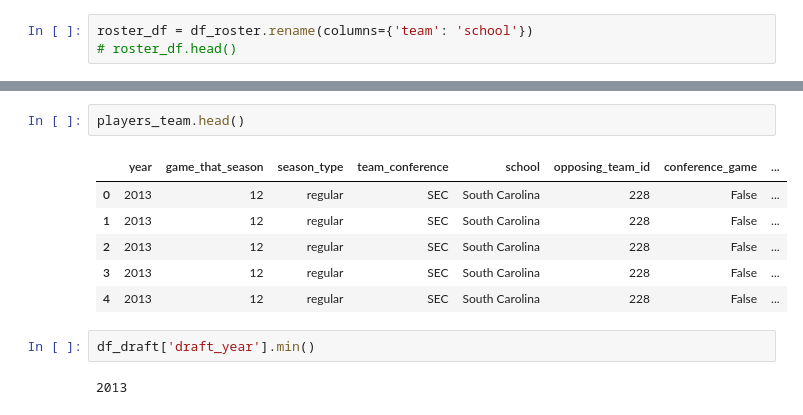
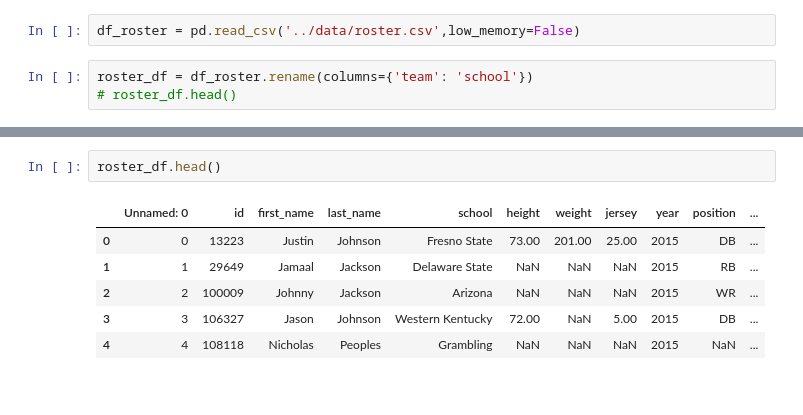
Before and after one commit to aserban13/SIADS593-MilestoneI, a Jupyter notebook: notebooks/3_eda.ipynb, the cells around one changed output, grey strips where cells are left out. Drawn from its saved outputs; the diff is of its cells as text.

```diff
--- a/notebooks/3_eda.ipynb
+++ b/notebooks/3_eda.ipynb
@@ -378,3 +320,5 @@ array(['South Carolina', 'Wake Forest', 'Minnesota', 'Indiana', 'Utah',
+# %%
+df_roster = pd.read_csv('../data/roster.csv',low_memory=False)
 # %%
 roster_df = df_roster.rename(columns={'team': 'school'})
 # roster_df.head()
@@ -425,13 +325,9 @@ array(['Gousby', 'Rafferty', 'Fedigan', 'Vaughan', 'Hegarty',
 # %%
-players_team.head()
+roster_df.head()
 # %% [output]
-|  | year | game_that_season | season_type | team_conference | school | opposing_team_id | conference_game | ... |
-| 0 | 2013 | 12 | regular | SEC | South Carolina | 228 | False | ... |
-| 1 | 2013 | 12 | regular | SEC | South Carolina | 228 | False | ... |
-| 2 | 2013 | 12 | regular | SEC | South Carolina | 228 | False | ... |
-| 3 | 2013 | 12 | regular | SEC | South Carolina | 228 | False | ... |
-| 4 | 2013 | 12 | regular | SEC | South Carolina | 228 | False | ... |
+|  | Unnamed: 0 | id | first_name | last_name | school | height | weight | jersey | year | position | ... |
+| 0 | 0 | 13223 | Justin | Johnson | Fresno State | 73.00 | 201.00 | 25.00 | 2015 | DB | ... |
+| 1 | 1 | 29649 | Jamaal | Jackson | Delaware State | NaN | NaN | NaN | 2015 | RB | ... |
+| 2 | 2 | 100009 | Johnny | Jackson | Arizona | NaN | NaN | NaN | 2015 | WR | ... |
+| 3 | 3 | 106327 | Jason | Johnson | Western Kentucky | 72.00 | NaN | 5.00 | 2015 | DB | ... |
+| 4 | 4 | 108118 | Nicholas | Peoples | Grambling | NaN | NaN | NaN | 2015 | NaN | ... |
-# %%
-df_draft['draft_year'].min()
-# %% [output]
-2013
```
Also changed, not shown: parts of 32 cells of this notebook.
